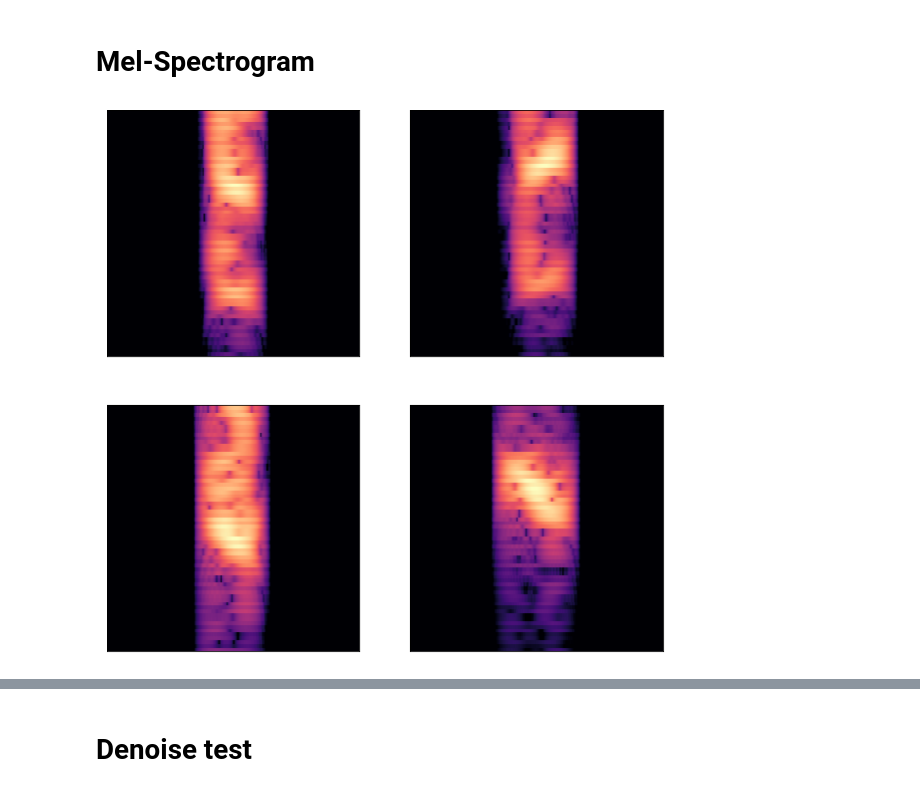
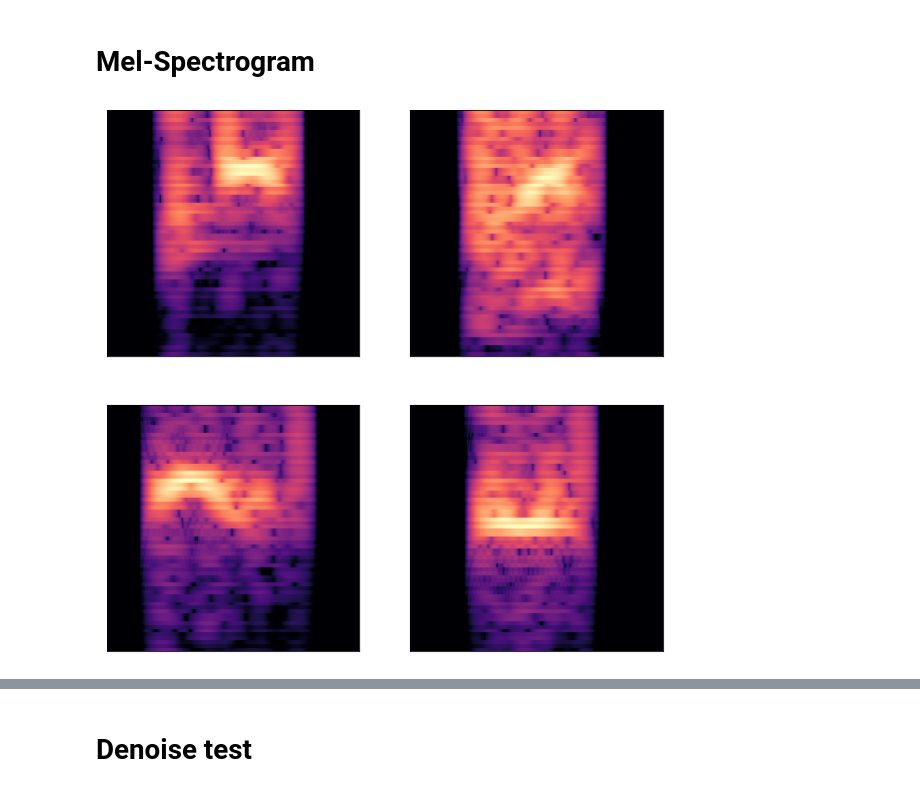
Before and after one commit to tjysdsg/tone_classifier, a Jupyter notebook: test.ipynb, the cells around one changed output, grey strips where cells are left out. Saved outputs shown, nothing was run; the diff lists cells and outputs as text; code cells hidden in the pictures.

```diff
--- a/test.ipynb
+++ b/test.ipynb
@@ -25,31 +25,23 @@ print(samples)
 # %%
-def chop(audio_path: str, start: float, dur: float):
-    extra_sec = (0.8 - dur) / 2
-    y, sr = librosa.load(audio_path, sr=16000)
-    extra_len = librosa.time_to_samples(extra_sec, sr=sr)
-    dur_len = librosa.time_to_samples(dur, sr=sr)
+def chop(y, start: float, dur: float, sr=16000, max_dur_len=0.8):
+    extra_sec = (max_dur_len - dur) / 2
+    s, dur_len, extra_len, L = librosa.time_to_samples([start, dur, extra_sec, max_dur_len], sr=sr)
+    ret = np.zeros(L, dtype='float32')
 
-    start, end = librosa.time_to_samples([start - extra_sec, start + dur + extra_sec], sr=sr)
-    pad_l = 0
-    pad_r = 0
-    if start < 0:
-        pad_l = -start
-        start = 0
-    if end > y.size:
-        pad_r = end - y.size
-        end = y.size
-    y = np.pad(y, (pad_l, pad_r), 'constant', constant_values=(0, 0))
-    y = y[start:end]
+    fade_len = min(extra_len, librosa.time_to_samples(0.025, sr=sr))
+    s = max(0, s - fade_len)
+    e = s + dur_len + fade_len
+    y = y[s:e]
 
-    l = extra_len
-    r = extra_len + dur_len
-    fade_len = min(extra_len, librosa.time_to_samples(0.025, sr=sr))
     mask = np.zeros_like(y)
-    mask[l-fade_len:l] = np.linspace(0, 1, num=fade_len)
-    mask[r:r+fade_len] = np.linspace(1, 0, num=fade_len)
-    mask[l:r] = 1
+    mask[:fade_len] = np.linspace(0, 1, num=fade_len)
+    mask[-fade_len:] = np.linspace(1, 0, num=fade_len)
+    mask[fade_len:-fade_len] = 1
     y *= mask
-    return y
+
+    offset = (L - dur_len) // 2 - fade_len
+    ret[offset:offset + y.size] = y
+    return ret
 
 
 def specshow(y, sr=16000, ax=plt, fmin=50, fmax=350, cmap='magma'):
@@ -60,12 +52,12 @@ def specshow(y, sr=16000, ax=plt, fmin=50, fmax=350, cmap='magma'):
 # %%
 f, axs = plt.subplots(2, 2, figsize=(10, 10))
 axs = axs.flatten()
 
 for i in range(4):
     file, phone, start, dur = samples[i]
     spk = file[1:6]
-
-    y = chop(os.path.join(data_root, spk, f'{file}.wav'), start, dur)
+    y, _ = librosa.load(os.path.join(data_root, spk, f'{file}.wav'), sr=16000)
+    y = chop(y, start, dur)
     specshow(y, ax=axs[i])
 # %% [output]
-[figure, old version]
+[figure, new version]
```
Also changed, not shown: parts of 7 cells of this notebook, 7 other files.
